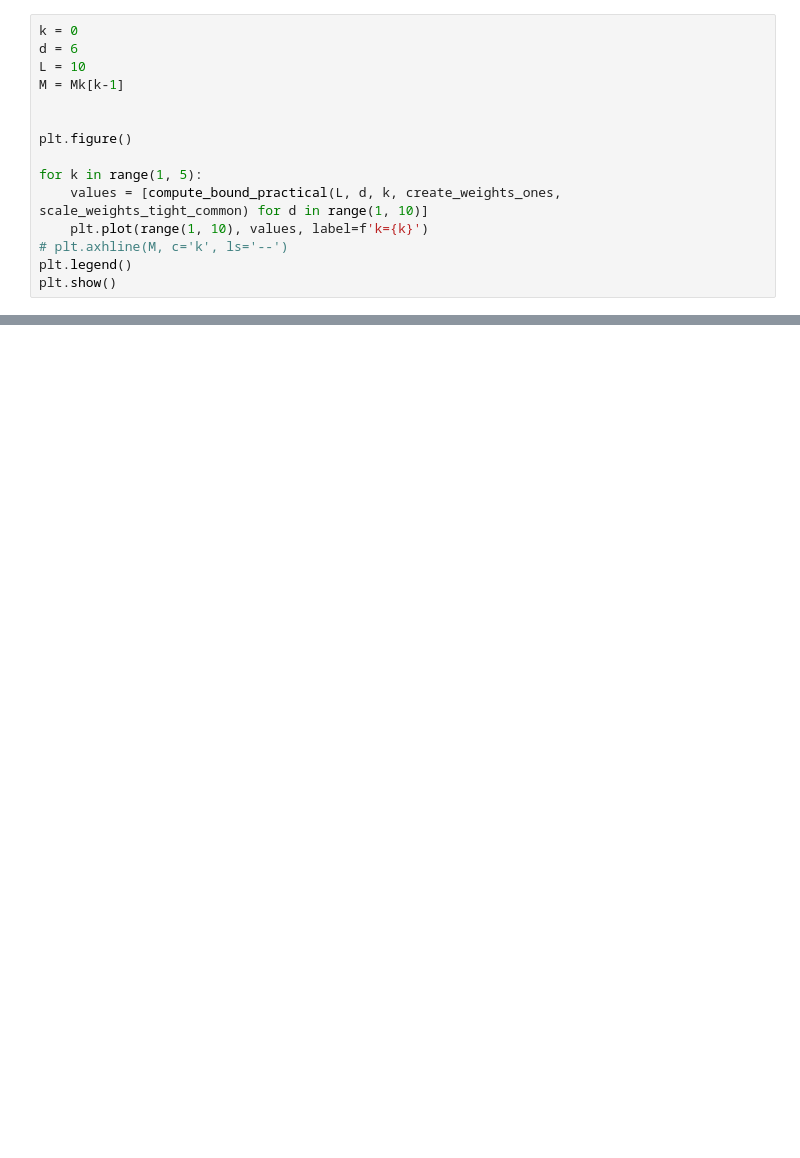
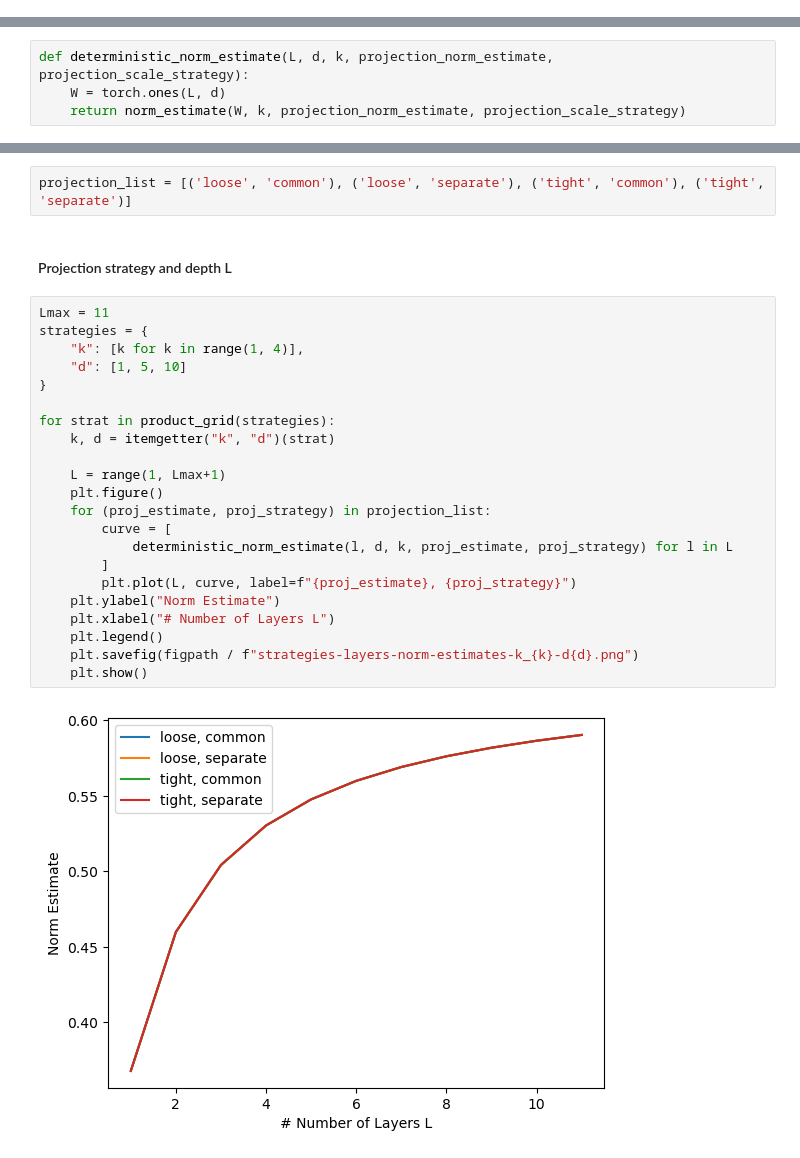
Before and after one commit to jorgenriseth/deepshape, a Jupyter notebook: notebooks/Derivative Bounds 2.ipynb, the cells around one changed output, grey strips where cells are left out. Drawn from its saved outputs; the diff is of its cells as text; blank space fills up the shorter version.

Commit message:
completed derivative bounds representation

```diff
--- a/notebooks/Derivative Bounds 2.ipynb
+++ b/notebooks/Derivative Bounds 2.ipynb
@@ -162,15 +155,0 @@ plt.show()
-# %%
-k = 0
-d = 6
-L = 10
-M = Mk[k-1]
-
-
-plt.figure()
-
-for k in range(1, 5):
-    values = [compute_bound_practical(L, d, k, create_weights_ones, scale_weights_tight_common) for d in range(1, 10)]
-    plt.plot(range(1, 10), values, label=f'k={k}')
-# plt.axhline(M, c='k', ls='--')
-plt.legend()
-plt.show()
@@ -204,0 +180,4 @@ plt.show()
+# %%
+def deterministic_norm_estimate(L, d, k, projection_norm_estimate, projection_scale_strategy):
+    W = torch.ones(L, d)
+    return norm_estimate(W, k, projection_norm_estimate, projection_scale_strategy)
@@ -204,0 +194,28 @@ plt.show()
+# %%
+projection_list = [('loose', 'common'), ('loose', 'separate'), ('tight', 'common'), ('tight', 'separate')]
+# %% [markdown]
+#### Projection strategy and depth L
+# %%
+Lmax = 11
+strategies = {
+    "k": [k for k in range(1, 4)],
+    "d": [1, 5, 10]
+}
+
+for strat in product_grid(strategies):
+    k, d = itemgetter("k", "d")(strat)
+
+    L = range(1, Lmax+1)
+    plt.figure()
+    for (proj_estimate, proj_strategy) in projection_list:
+        curve = [
+            deterministic_norm_estimate(l, d, k, proj_estimate, proj_strategy) for l in L
+        ]
+        plt.plot(L, curve, label=f"{proj_estimate}, {proj_strategy}")
+    plt.ylabel("Norm Estimate")
+    plt.xlabel("# Number of Layers L")
+    plt.legend()
+    plt.savefig(figpath / f"strategies-layers-norm-estimates-k_{k}-d{d}.png")
+    plt.show()
+# %% [output]
+[figure, added]
```
Also changed, not shown: parts of 38 cells of this notebook, 2 other files.
